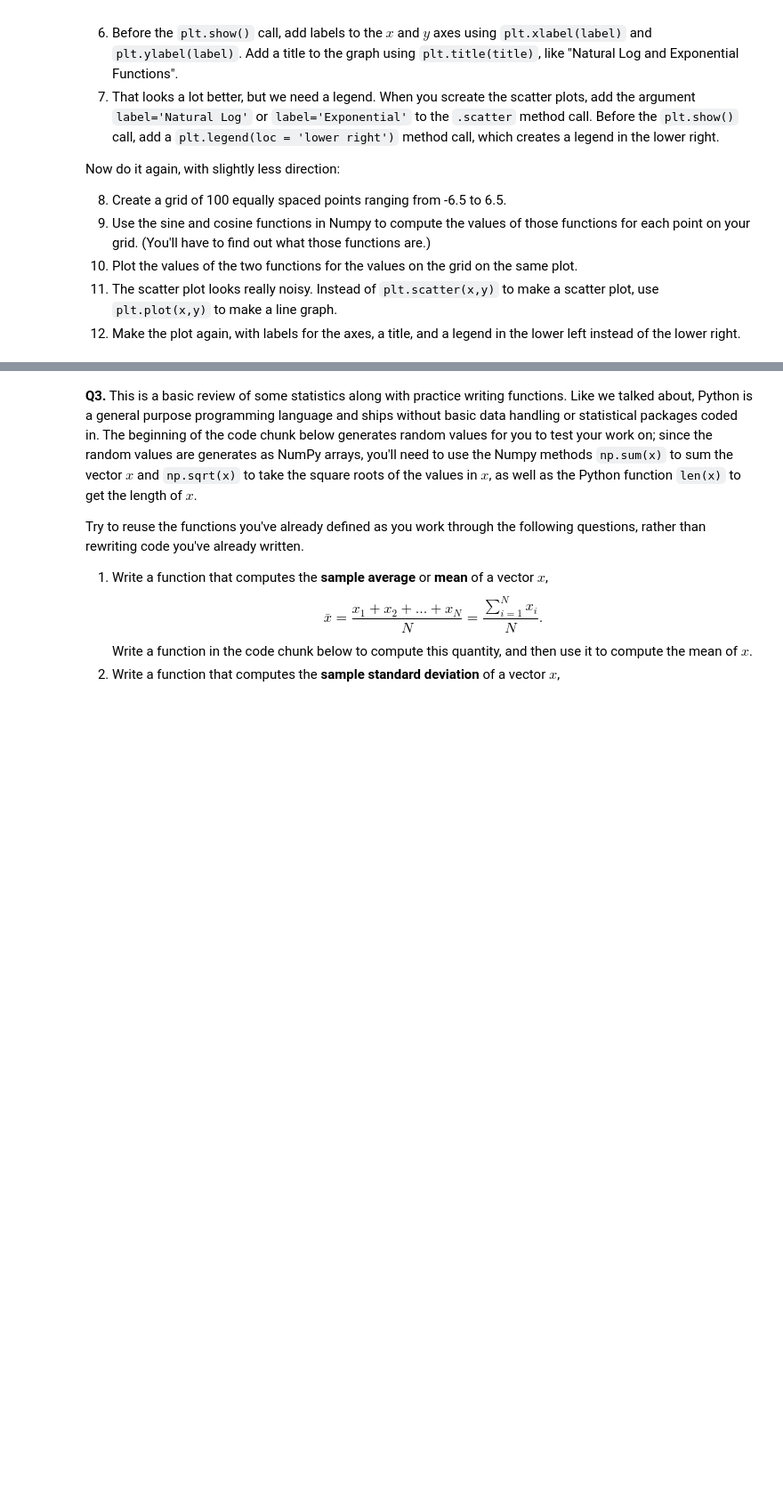
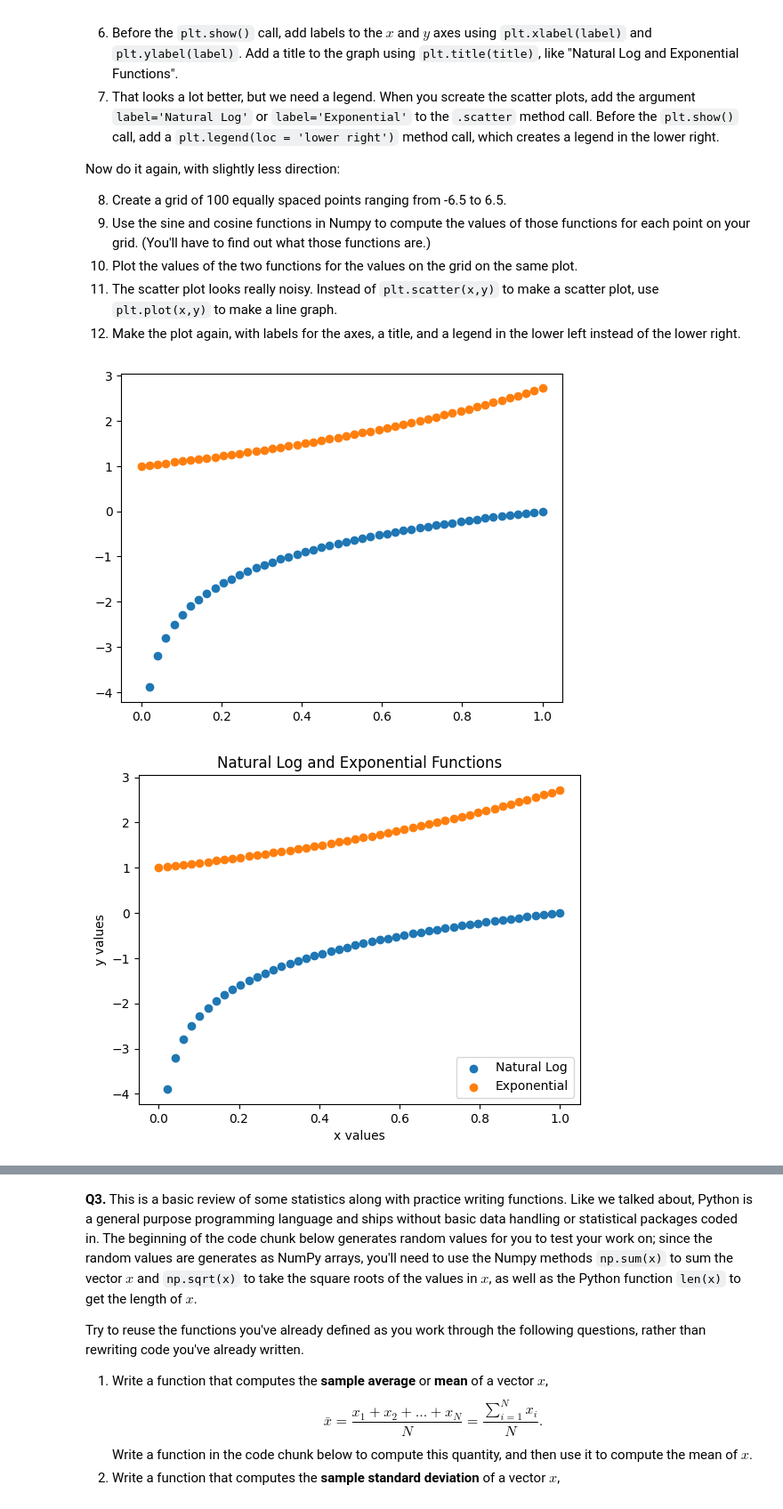
Before and after one commit to rvt9bx/DS3001programming, a Jupyter notebook: assignment/assignment_programming.ipynb, the cells around one changed output, grey strips where cells are left out. Shown: that part at 89% size. Saved outputs shown, nothing was run; the diff lists cells and outputs as text; code cells hidden in the pictures; blank space fills up the shorter version.

```diff
--- a/assignment/assignment_programming.ipynb
+++ b/assignment/assignment_programming.ipynb
@@ -36,3 +48,44 @@ Now do it again, with slightly less direction:
 # %%
 import numpy as np
 import matplotlib.pyplot as plt
+
+# 1-5
+x = np.linspace(0,1,50)
+y = np.log(x)
+z = np.exp(x)
+
+plt.scatter(x,y)
+plt.scatter(x,z)
+plt.show()
+
+# 6-7
+plt.scatter(x,y, label='Natural Log')
+plt.scatter(x,z, label='Exponential')
+plt.xlabel("x values")
+plt.ylabel("y values")
+plt.title("Natural Log and Exponential Functions")
+plt.legend(loc='lower right')
+plt.show()
+
+# 8-12
+x2 = np.linspace(-6.5,6.5,100)
+y2 = np.sin(x2)
+z2 = np.cos(x2)
+plt.scatter(x2,y2)
+plt.scatter(x2,z2)
+plt.show()
+
+plt.plot(x2,y2)
+plt.plot(x2,z2)
+plt.show()
+
+plt.plot(x2,y2, label='Sin')
+plt.plot(x2,z2, label='Cos')
+plt.xlabel("x values")
+plt.ylabel("y values")
+plt.title("Sine and Cosine Functions")
+plt.legend(loc='lower left')
+plt.show()
+# %% [output]
+[figure, added]
+[figure, added]
```
Also changed, not shown: parts of 2 cells of this notebook.
